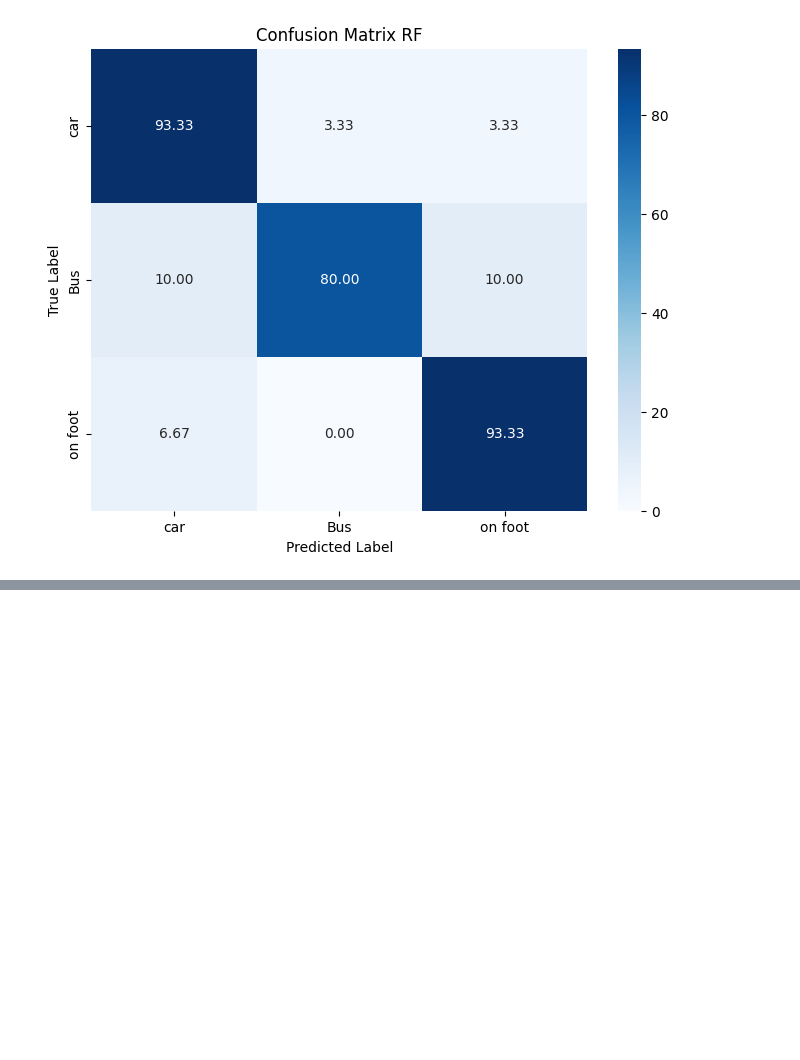
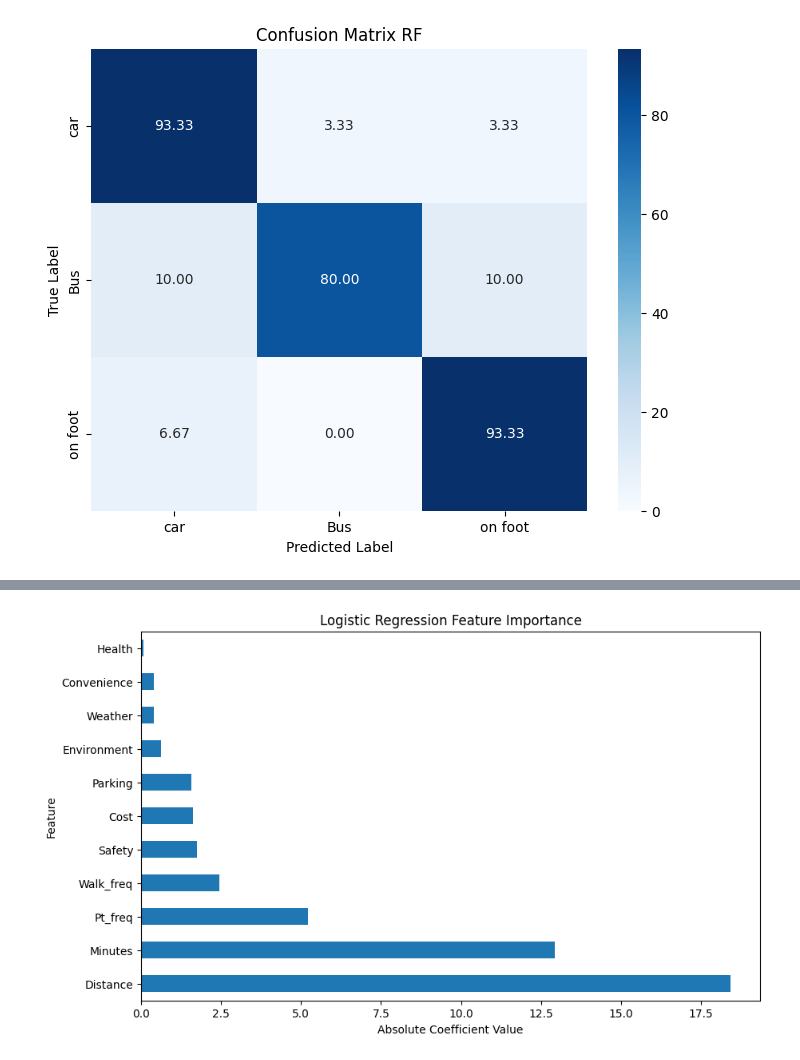
Before and after one commit to MariosMelach/Marios-Thesis, a Jupyter notebook: Sample_Thessaloniki-Copy1.ipynb, the cells around one changed output, grey strips where cells are left out. Cells and saved outputs as stored; diff of their text form; code cells hidden in the pictures; blank space fills up the shorter version.

```diff
--- a/Sample_Thessaloniki-Copy1.ipynb
+++ b/Sample_Thessaloniki-Copy1.ipynb
@@ -586,0 +593,9 @@ plt.show()
+# %%
+param_grid = {'C': [0.01, 0.1, 1, 10, 100],
+              'penalty': ['l1','l2'],
+              'solver': ['lbfgs', 'liblinear'],
+              'max_iter': [100, 200, 300]}
+# %%
+grid_search_log = GridSearchCV(logreg_model, param_grid, cv=10, scoring='accuracy')
+# %%
+grid_search_log.fit(X_train, y_train)
@@ -586,0 +613,3 @@ plt.show()
+# %%
+logreg_model = LogisticRegression(random_state=42, C=10, max_iter=100, penalty='l1', solver='liblinear')
+logreg_model.fit(X_train, y_train)
@@ -586,0 +634,13 @@ plt.show()
+# %%
+coefficients = pd.Series(logreg_model.coef_[0], index=X.columns)
+
+sorted_coefficients = coefficients.abs().sort_values(ascending=False)
+
+plt.figure(figsize=(10, 6))
+sorted_coefficients.plot(kind='barh')
+plt.title('Logistic Regression Feature Importance')
+plt.xlabel('Absolute Coefficient Value')
+plt.ylabel('Feature')
+plt.show()
+# %% [output]
+[figure, added]
```
Also changed, not shown: parts of 11 cells of this notebook, 3 other files.
